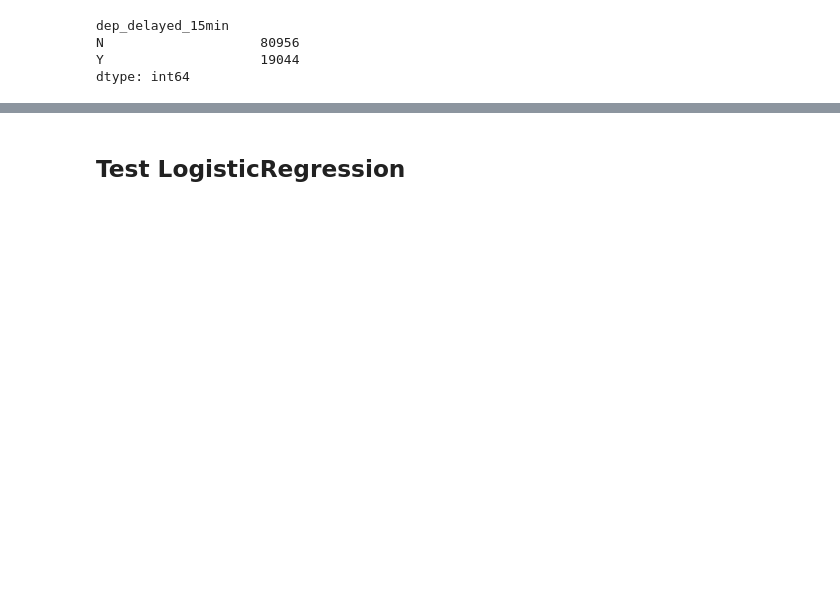
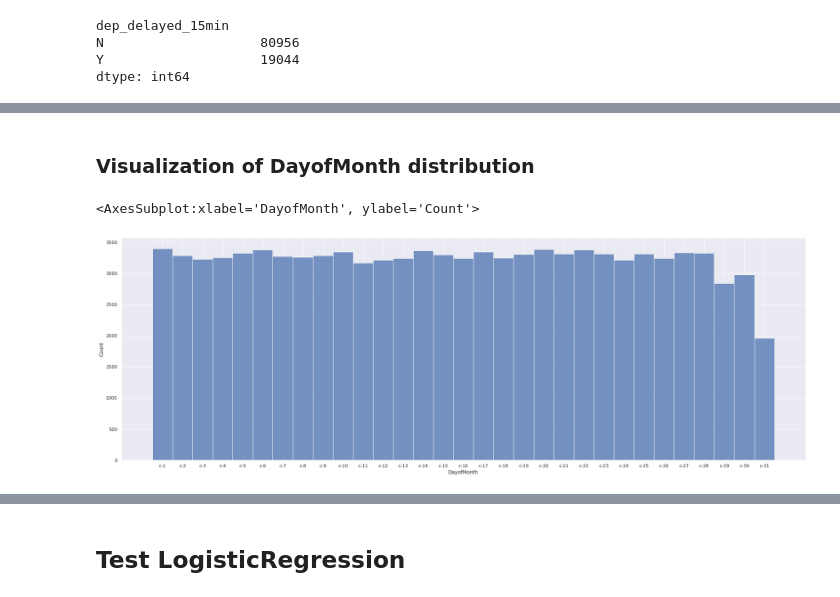
Before and after one commit to pykoe/kaggle, a Jupyter notebook: flight-delay-prediction.ipynb, the cells around one changed output, grey strips where cells are left out. Cells and saved outputs as stored; diff of their text form; code cells hidden in the pictures; blank space fills up the shorter version.

```diff
--- a/flight-delay-prediction.ipynb
+++ b/flight-delay-prediction.ipynb
@@ -192,0 +229,9 @@ Y = df_train['dep_delayed_15min']
+# %% [markdown]
+### Visualization of DayofMonth distribution
+# %%
+sns.set()
+plt.figure(figsize=(30,10))
+sns.histplot(df_train["DayofMonth"])
+# %% [output]
+<AxesSubplot:xlabel='DayofMonth', ylabel='Count'>
+[figure, added]
```
Also changed, not shown: parts of 78 cells of this notebook.
